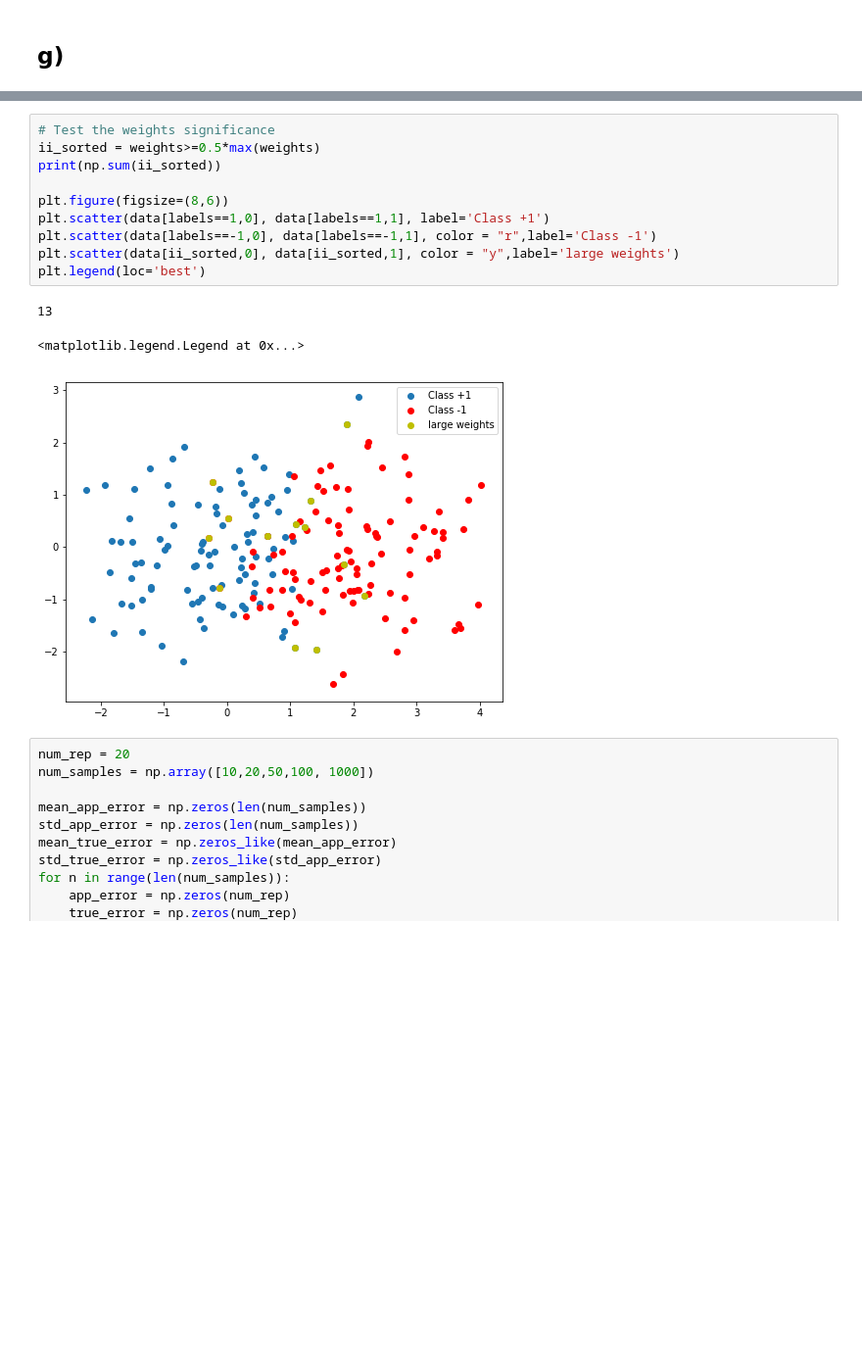
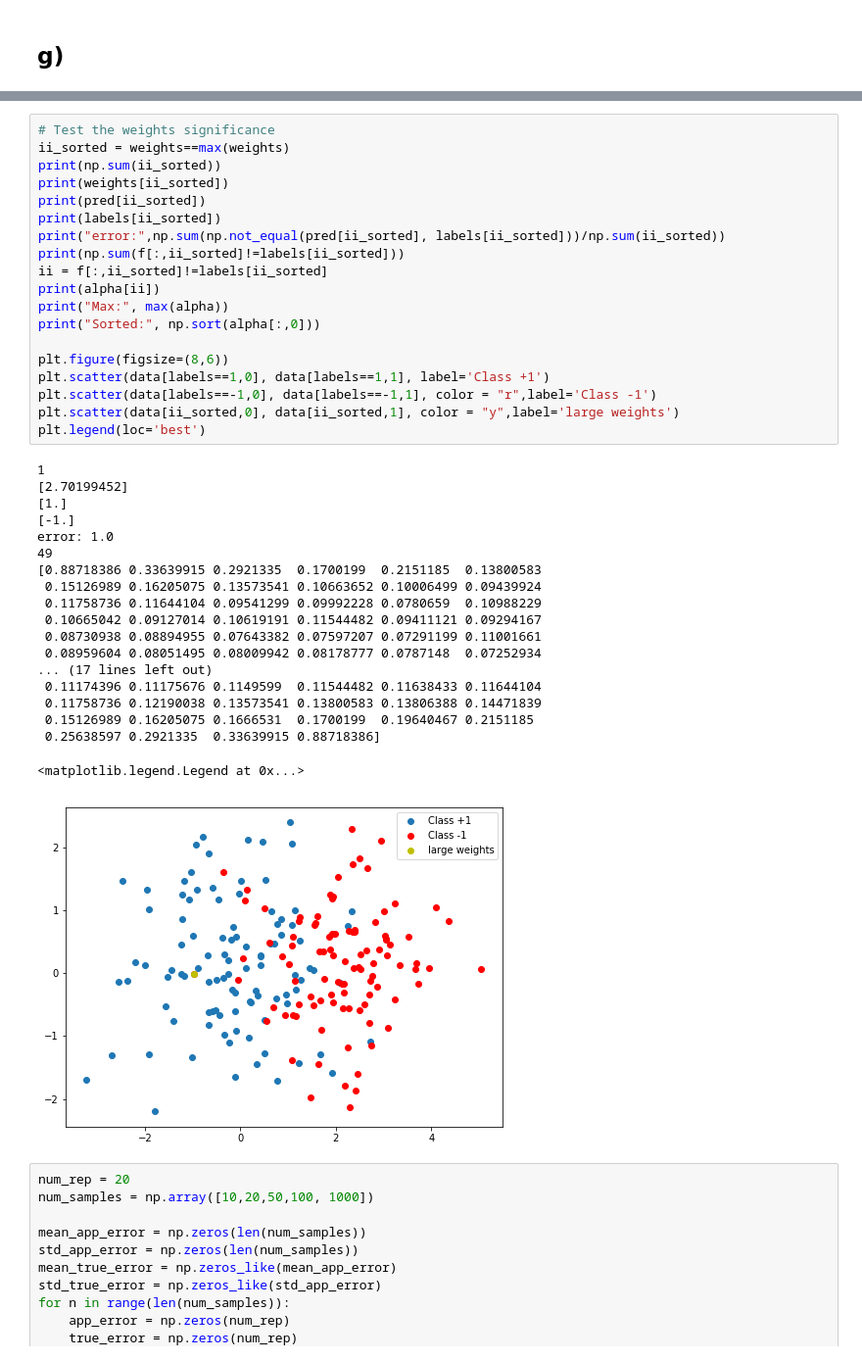
Before and after one commit to giannislelekas/IN4320-ML, a Jupyter notebook: src/Computational_Theory.ipynb, the cells around one changed output, grey strips where cells are left out. Shown at 98% size. Drawn from its saved outputs; the diff is of its cells as text; blank space fills up the shorter version.

```diff
--- a/src/Computational_Theory.ipynb
+++ b/src/Computational_Theory.ipynb
@@ -905,17 +908,42 @@ ax[1,1].legend(loc='best')
 # %%
 # Test the weights significance
-ii_sorted = weights>=0.5*max(weights)
+ii_sorted = weights==max(weights)
 print(np.sum(ii_sorted))
+print(weights[ii_sorted])
+print(pred[ii_sorted])
+print(labels[ii_sorted])
+print("error:",np.sum(np.not_equal(pred[ii_sorted], labels[ii_sorted]))/np.sum(ii_sorted))
+print(np.sum(f[:,ii_sorted]!=labels[ii_sorted]))
+ii = f[:,ii_sorted]!=labels[ii_sorted]
+print(alpha[ii])
+print("Max:", max(alpha))
+print("Sorted:", np.sort(alpha[:,0]))
 
 plt.figure(figsize=(8,6))
 plt.scatter(data[labels==1,0], data[labels==1,1], label='Class +1')
 plt.scatter(data[labels==-1,0], data[labels==-1,1], color = "r",label='Class -1')
 plt.scatter(data[ii_sorted,0], data[ii_sorted,1], color = "y",label='large weights')
 plt.legend(loc='best')
 # %% [output]
-13
+1
+[2.70199452]
+[1.]
+[-1.]
+error: 1.0
+49
+[0.88718386 0.33639915 0.2921335  0.1700199  0.2151185  0.13800583
+ 0.15126989 0.16205075 0.13573541 0.10663652 0.10006499 0.09439924
+ 0.11758736 0.11644104 0.09541299 0.09992228 0.0780659  0.10988229
+ 0.10665042 0.09127014 0.10619191 0.11544482 0.09411121 0.09294167
+ 0.08730938 0.08894955 0.07643382 0.07597207 0.07291199 0.11001661
+ 0.08959604 0.08051495 0.08009942 0.08178777 0.0787148  0.07252934
+... (17 lines left out)
+ 0.11174396 0.11175676 0.1149599  0.11544482 0.11638433 0.11644104
+ 0.11758736 0.12190038 0.13573541 0.13800583 0.13806388 0.14471839
+ 0.15126989 0.16205075 0.1666531  0.1700199  0.19640467 0.2151185
+ 0.25638597 0.2921335  0.33639915 0.88718386]
 <matplotlib.legend.Legend at 0x...>
-[figure, old version]
+[figure, new version]
 # %%
 num_rep = 20
 num_samples = np.array([10,20,50,100, 1000])
```
Also changed, not shown: parts of 14 cells of this notebook, 3 other files.
